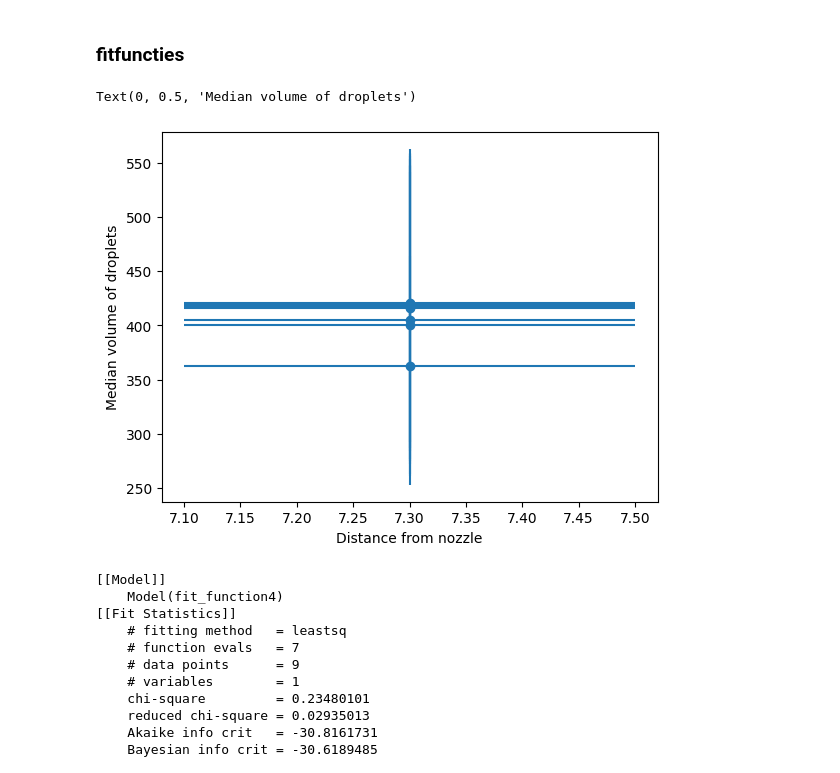
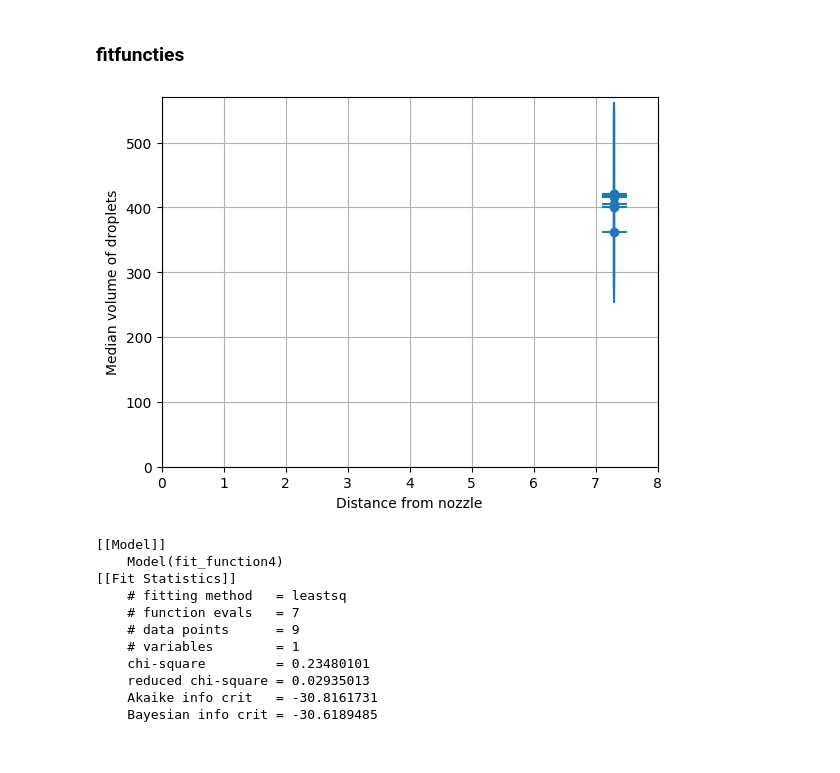
Before and after one commit to Trystan-Git/PNS-group-23--Dynamics-of-coalescence-events-in-spray-clouds, a Jupyter notebook: Data-analysis_day3.ipynb, the cells around one changed output. Cells and saved outputs as stored; diff of their text form; code cells hidden in the pictures.

```diff
--- a/Data-analysis_day3.ipynb
+++ b/Data-analysis_day3.ipynb
@@ -294,14 +326,18 @@ fit_result5 = fit_model5.fit(med_vol4, x_fit4=np.array(dist_noz4), weights=err_m
 # %%
 plt.figure()
 
 plt.errorbar(dist_noz3, med_vol3, xerr=err_dist_noz3, yerr=err_med_vol3, fmt='o')
 plt.plot(dist_noz3, fit_result4.best_fit, 'r-')
 
 plt.xlabel(r'Distance from nozzle')
 plt.ylabel(r'Median volume of droplets')
+
+plt.xlim(0, 8)
+plt.ylim(0, 570)
+
+plt.grid(True)
 # %% [output]
-Text(0, 0.5, 'Median volume of droplets')
-[figure, old version]
+[figure, new version]
 # %%
 print(fit_result4.fit_report())
 # %% [output]
```
Also changed, not shown: parts of 9 cells of this notebook, 1 other file.
